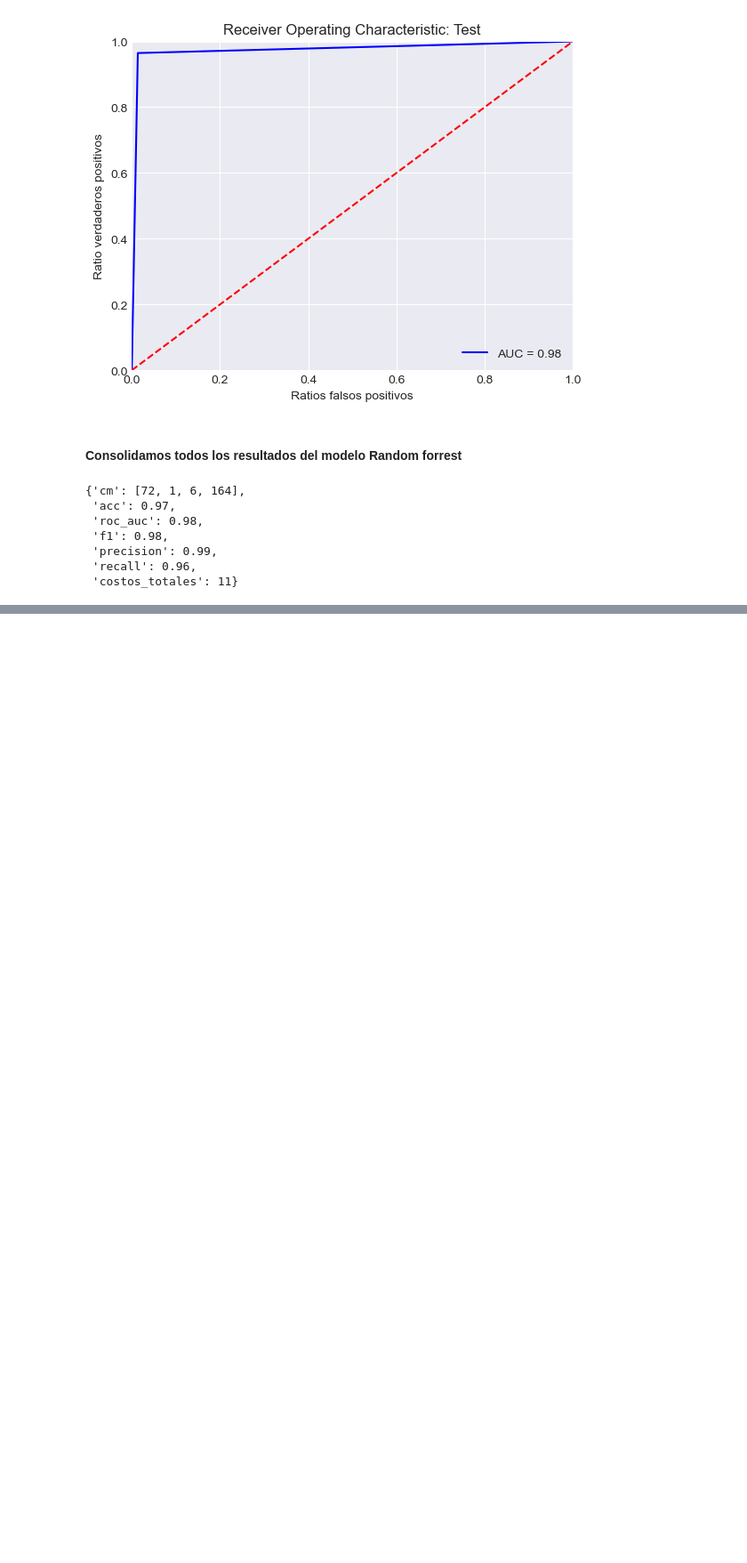
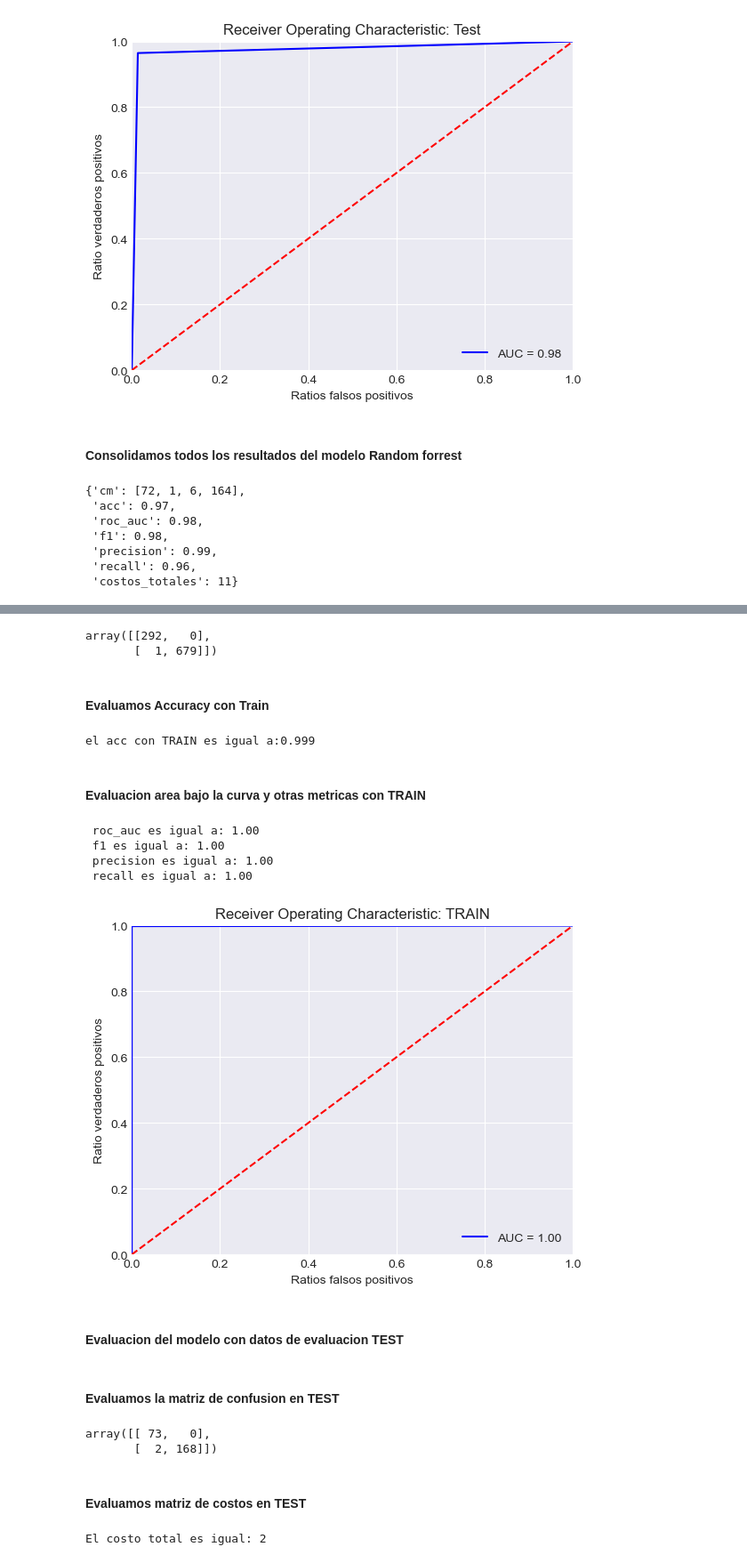
Before and after one commit to choppeb7/PC3-MBIT-AI, a Jupyter notebook: 03_Modelado.ipynb, the cells around one changed output, grey strips where cells are left out. Shown at 89% size. Drawn from its saved outputs; the diff is of its cells as text; code cells hidden in the pictures; blank space fills up the shorter version.

Commit message:
modelado_concluido

```diff
--- a/03_Modelado.ipynb
+++ b/03_Modelado.ipynb
@@ -861,6 +863,7 @@ from xgboost import XGBClassifier
 ## Importamos algoritmos para poder utilizar XGboost
 from xgboost import XGBClassifier
 from sklearn.model_selection import GridSearchCV, StratifiedKFold
+
 
 # 1) Pipeline: SMOTE se aplica SOLO al sub-train de cada fold
 pipe=Pipeline([
@@ -892,7 +895,7 @@ grid = GridSearchCV(
     estimator=pipe,
     param_grid=param_grid,
     scoring="roc_auc",
-    # cv=cv,
+    cv=cv,
     n_jobs=-1,
     refit=True  # al final re-entrena con los mejores hiperparámetros en TODO X_train
 )
@@ -907,4 +913,2 @@ NameError: name 'Pipeline' is not defined
 # %%
-import xgboost
-print(xgboost)
-print(xgboost.__file__)
+y_pred_train=best_model_Xgb.predict(X_train)
@@ -913,0 +917,49 @@ c:\Users\CHOPPE\Documents\CEROSA 2024\anaconda\envs\ml_clean\lib\site-packages\x
+# %%
+xgb_cm_train=confusion_matrix(y_train, y_pred_train)
+xgb_cm_train
+# %% [output]
+array([[292,   0],
+       [  1, 679]])
+# %% [markdown]
+#### Evaluamos Accuracy con Train
+# %%
+xgb_acc_train=accuracy_score(y_train, y_pred_train)
+print(F"el acc con TRAIN es igual a:{xgb_acc_train:.3f}")
+# %% [output]
+el acc con TRAIN es igual a:0.999
+# %% [markdown]
+#### Evaluacion area bajo la curva y otras metricas con TRAIN
+# %%
+# AUC & demás Métricas
+from sklearn.metrics import roc_auc_score, roc_curve, accuracy_score, confusion_matrix, f1_score, precision_score, recall_score
+
+fpr, tpr, threshold = roc_curve(y_train, y_pred_train)
+xgb_roc_auc_train = roc_auc_score(y_train, y_pred_train)
+xgb_f1_train = f1_score(y_train, y_pred_train)
+xgb_precision_train = precision_score(y_train, y_pred_train)
+xgb_recall_train = recall_score(y_train, y_pred_train)
+
+print(f" roc_auc es igual a: {xgb_roc_auc_train:.2f}")
+print(f" f1 es igual a: {xgb_f1_train:.2f}")
+print(f" precision es igual a: {xgb_precision_train:.2f}")
+print(f" recall es igual a: {xgb_recall_train:.2f}")
+# %% [output]
+ roc_auc es igual a: 1.00
+ f1 es igual a: 1.00
+ precision es igual a: 1.00
+ recall es igual a: 1.00
+# %%
+import matplotlib.pyplot as plt
+plt.title('Receiver Operating Characteristic: TRAIN')
+plt.plot(fpr, tpr, 'b', label = 'AUC = %0.2f' % xgb_roc_auc_train)
+plt.legend(loc = 'lower right')
+plt.plot([0, 1], [0, 1],'r--')
+plt.xlim([0, 1])
+plt.ylim([0, 1])
+plt.ylabel('Ratio verdaderos positivos')
+plt.xlabel('Ratios falsos positivos')
+plt.show()
+# %% [output]
+[figure, added]
+# %% [markdown]
+#### Evaluacion del modelo con datos de evaluacion TEST
@@ -913,0 +969,18 @@ c:\Users\CHOPPE\Documents\CEROSA 2024\anaconda\envs\ml_clean\lib\site-packages\x
+# %% [markdown]
+#### Evaluamos la matriz de confusion en TEST
+# %%
+xgb_cm_test=confusion_matrix(y_test, y_pred_test)
+xgb_cm_test
+# %% [output]
+array([[ 73,   0],
+       [  2, 168]])
+# %% [markdown]
+#### Evaluamos matriz de costos en TEST
+# %%
+tn, fp, fn, tp=xgb_cm_test.ravel()
+
+xgb_total_cost=fn*1+fp*5
+
+print(f"El costo total es igual: {xgb_total_cost}")
+# %% [output]
+El costo total es igual: 2
```
Also changed, not shown: parts of 58 cells of this notebook, 17 other files.
